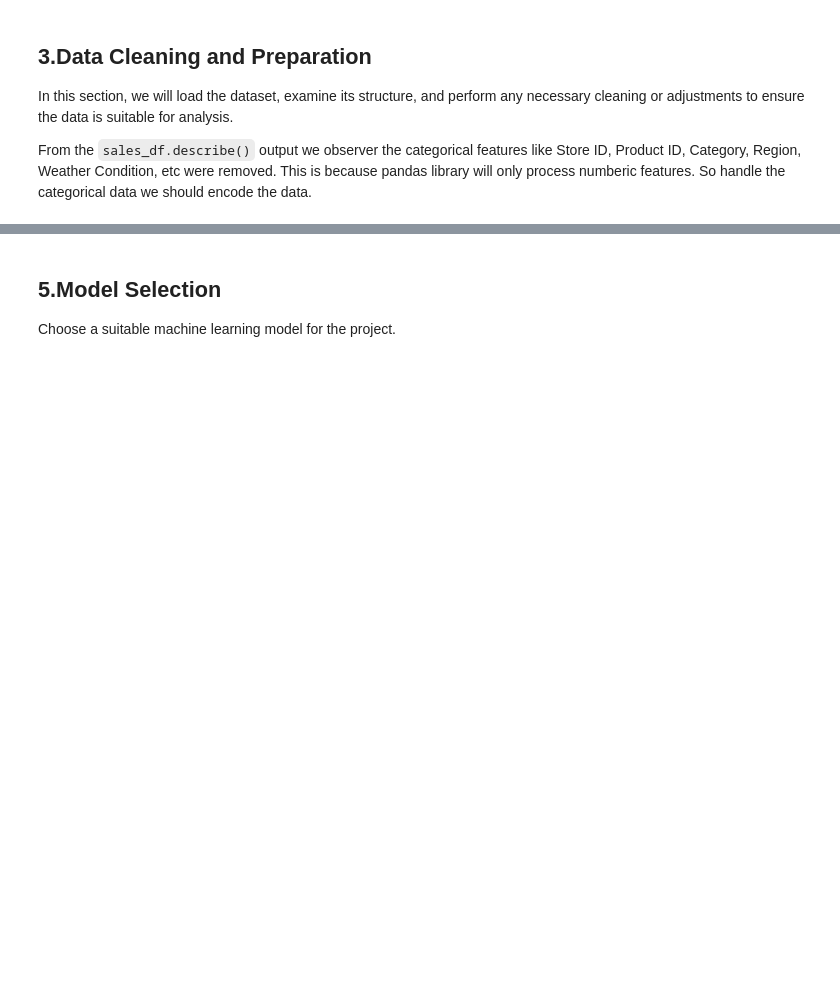
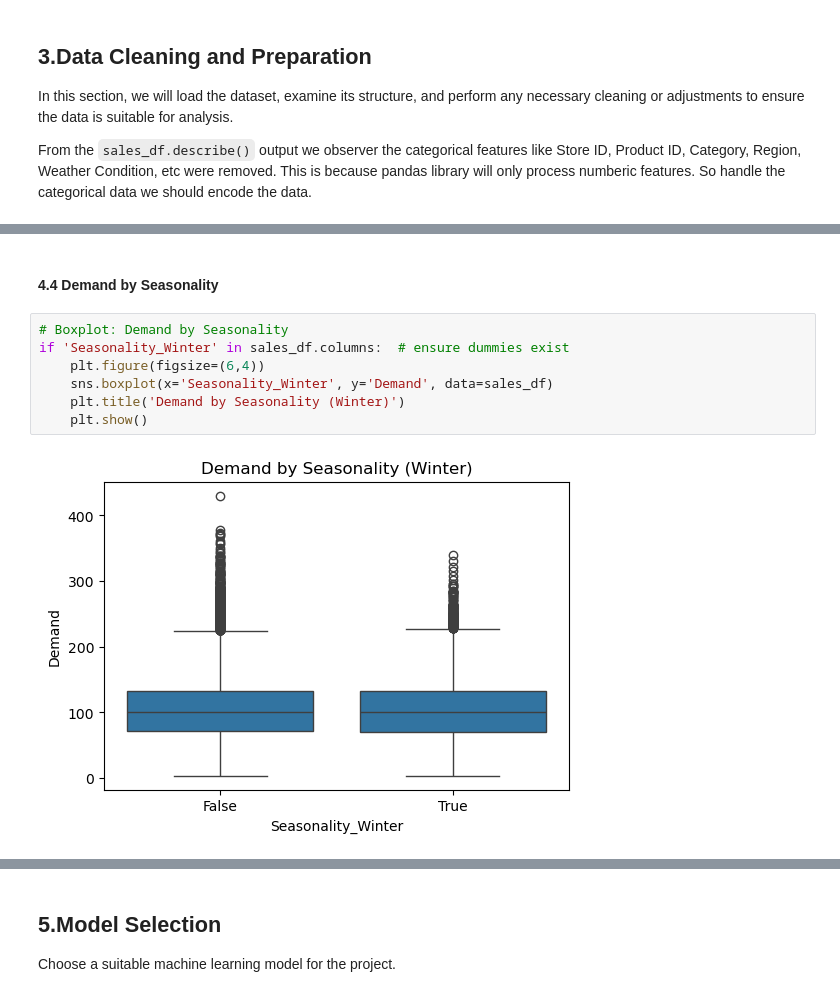
Before and after one commit to JagdishMane/aai-project, a Jupyter notebook: Retail_Inventory_Forcaste_J.ipynb, the cells around one changed output, grey strips where cells are left out. Cells and saved outputs as stored; diff of their text form; blank space fills up the shorter version.

```diff
--- a/Retail_Inventory_Forcaste_J.ipynb
+++ b/Retail_Inventory_Forcaste_J.ipynb
@@ -76,0 +299,11 @@ Perform statistical analysis on the dataset.
+# %% [markdown]
+#### 4.4 Demand by Seasonality
+# %%
+# Boxplot: Demand by Seasonality
+if 'Seasonality_Winter' in sales_df.columns:  # ensure dummies exist
+    plt.figure(figsize=(6,4))
+    sns.boxplot(x='Seasonality_Winter', y='Demand', data=sales_df)
+    plt.title('Demand by Seasonality (Winter)')
+    plt.show()
+# %% [output]
+[figure, added]
```
Also changed, not shown: parts of 36 cells of this notebook.
